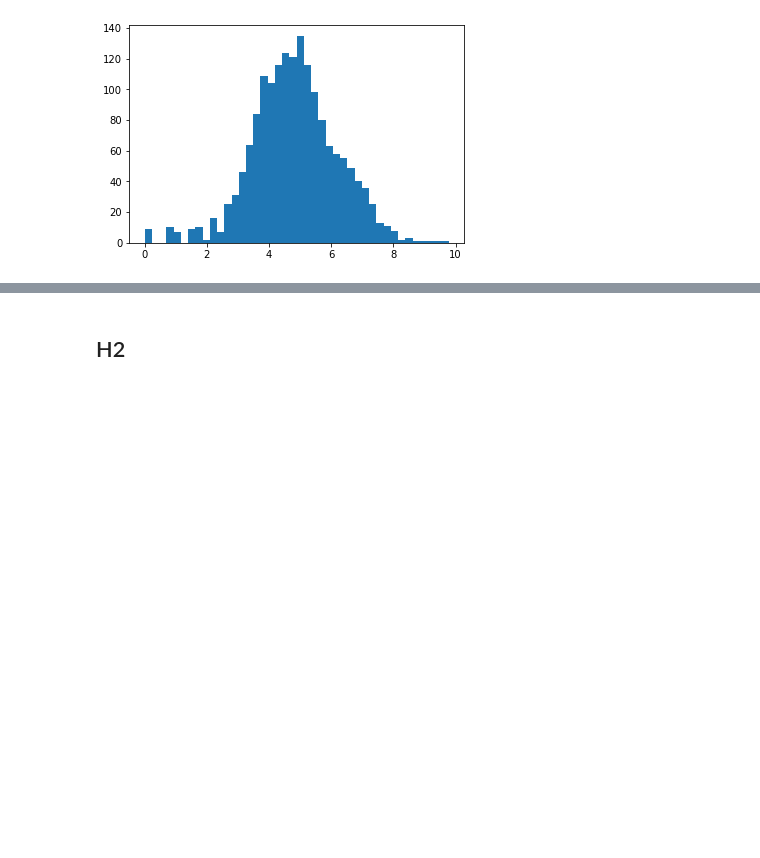
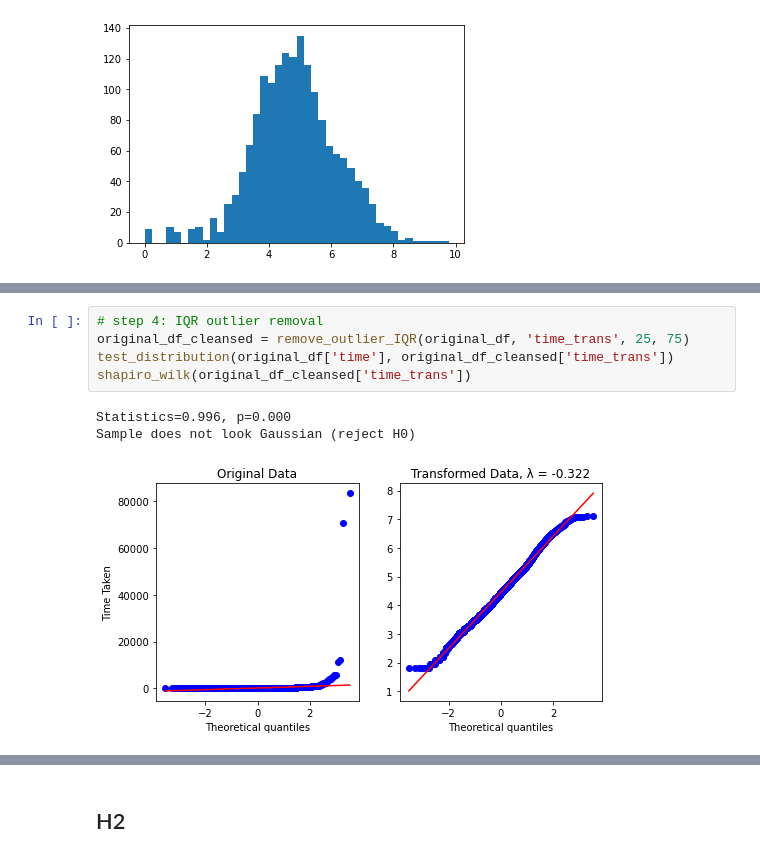
Before and after one commit to velitchko/graph-vis-evaluation-ext, a Jupyter notebook: python/Hypotheses.ipynb, the cells around one changed output, grey strips where cells are left out. Saved outputs shown, nothing was run; the diff lists cells and outputs as text; blank space fills up the shorter version.

Commit message:
hypothesis testing - first steps

```diff
--- a/python/Hypotheses.ipynb
+++ b/python/Hypotheses.ipynb
@@ -188,0 +215,9 @@ h1_m_df_t1 = h1_m_df.loc[h1_m_df['task_type'] == 't3']
+# %%
+# step 4: IQR outlier removal
+original_df_cleansed = remove_outlier_IQR(original_df, 'time_trans', 25, 75)
+test_distribution(original_df['time'], original_df_cleansed['time_trans'])
+shapiro_wilk(original_df_cleansed['time_trans'])
+# %% [output]
+Statistics=0.996, p=0.000
+Sample does not look Gaussian (reject H0)
+[figure, added]
```
Also changed, not shown: parts of 54 cells of this notebook.
